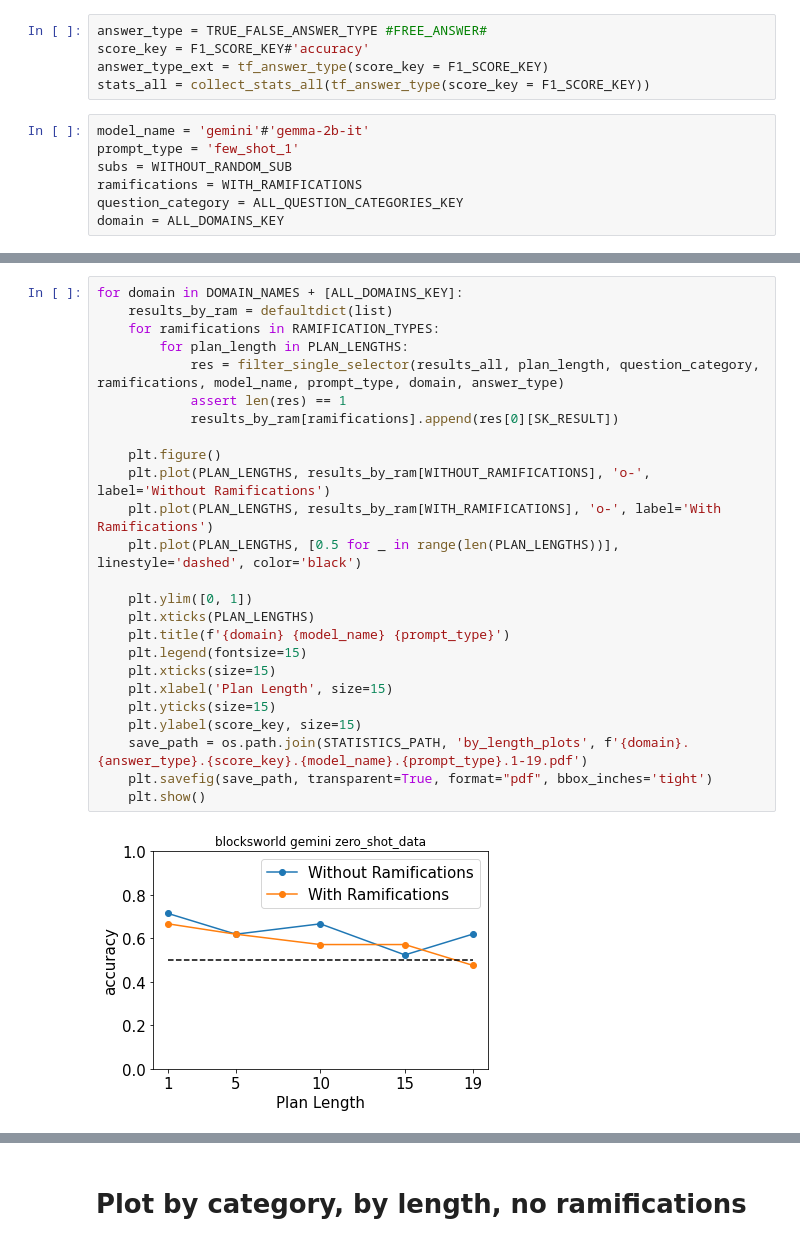
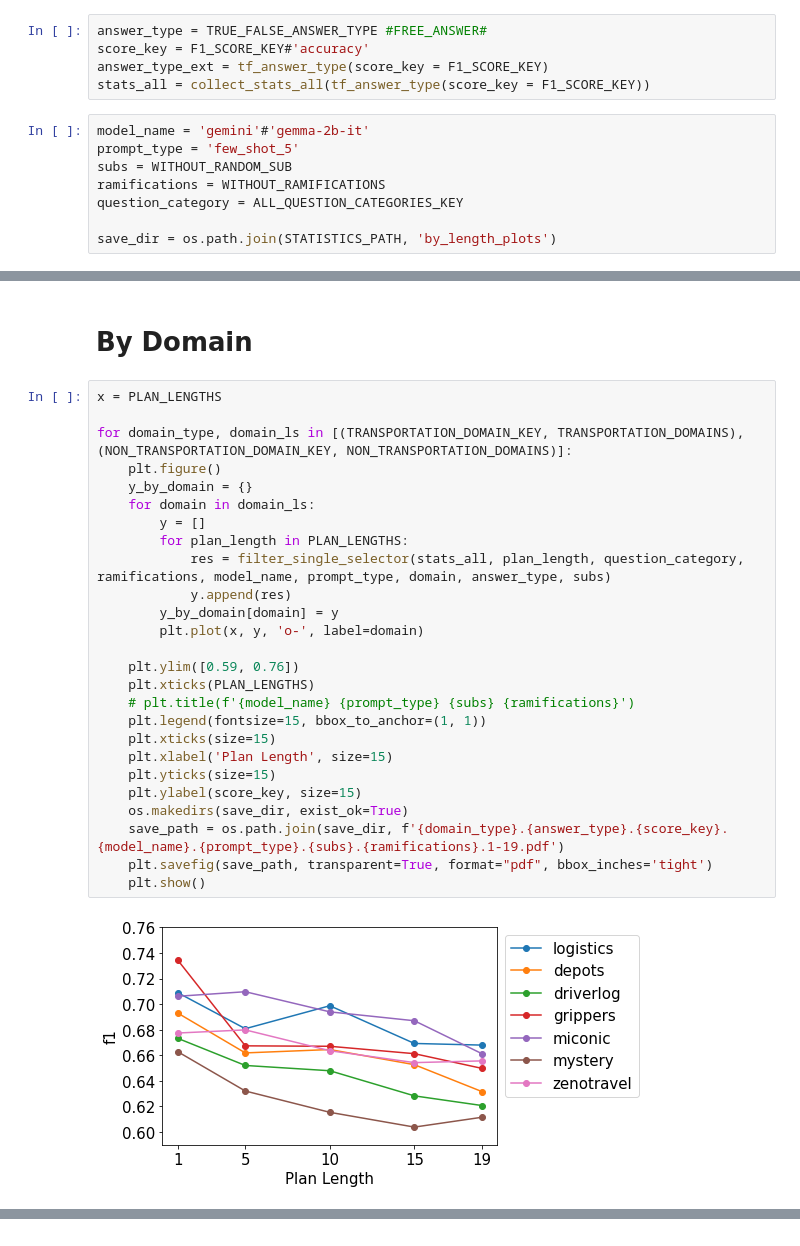
Before and after one commit to izuminka/reasoning_about_actions, a Jupyter notebook: src/analysis/plots/by_plan_length.ipynb, the cells around one changed output, grey strips where cells are left out. Cells and saved outputs as stored; diff of their text form.

```diff
--- a/src/analysis/plots/by_plan_length.ipynb
+++ b/src/analysis/plots/by_plan_length.ipynb
@@ -15,8 +16,9 @@ answer_type_ext = tf_answer_type(score_key = F1_SCORE_KEY)
 stats_all = collect_stats_all(tf_answer_type(score_key = F1_SCORE_KEY))
 # %%
 model_name = 'gemini'#'gemma-2b-it'
-prompt_type = 'few_shot_1'
+prompt_type = 'few_shot_5'
 subs = WITHOUT_RANDOM_SUB
-ramifications = WITH_RAMIFICATIONS
+ramifications = WITHOUT_RAMIFICATIONS
 question_category = ALL_QUESTION_CATEGORIES_KEY
-domain = ALL_DOMAINS_KEY
+
+save_dir = os.path.join(STATISTICS_PATH, 'by_length_plots')
@@ -49,27 +25,30 @@ FileNotFoundError: [Errno 2] No such file or directory: '/Users/paveldolin/dev/r
+# %% [markdown]
+# By Domain
 # %%
-for domain in DOMAIN_NAMES + [ALL_DOMAINS_KEY]:
-    results_by_ram = defaultdict(list)
-    for ramifications in RAMIFICATION_TYPES:
+x = PLAN_LENGTHS
+
+for domain_type, domain_ls in [(TRANSPORTATION_DOMAIN_KEY, TRANSPORTATION_DOMAINS), (NON_TRANSPORTATION_DOMAIN_KEY, NON_TRANSPORTATION_DOMAINS)]:
+    plt.figure()
+    y_by_domain = {}
+    for domain in domain_ls:
+        y = []
         for plan_length in PLAN_LENGTHS:
-            res = filter_single_selector(results_all, plan_length, question_category, ramifications, model_name, prompt_type, domain, answer_type)
-            assert len(res) == 1
-            results_by_ram[ramifications].append(res[0][SK_RESULT])
+            res = filter_single_selector(stats_all, plan_length, question_category, ramifications, model_name, prompt_type, domain, answer_type, subs)
+            y.append(res)
+        y_by_domain[domain] = y
+        plt.plot(x, y, 'o-', label=domain)
 
-    plt.figure()
-    plt.plot(PLAN_LENGTHS, results_by_ram[WITHOUT_RAMIFICATIONS], 'o-', label='Without Ramifications')
-    plt.plot(PLAN_LENGTHS, results_by_ram[WITH_RAMIFICATIONS], 'o-', label='With Ramifications')
-    plt.plot(PLAN_LENGTHS, [0.5 for _ in range(len(PLAN_LENGTHS))], linestyle='dashed', color='black')
-
-    plt.ylim([0, 1])
+    plt.ylim([0.59, 0.76])
     plt.xticks(PLAN_LENGTHS)
-    plt.title(f'{domain} {model_name} {prompt_type}')
-    plt.legend(fontsize=15)
+    # plt.title(f'{model_name} {prompt_type} {subs} {ramifications}')
+    plt.legend(fontsize=15, bbox_to_anchor=(1, 1))
     plt.xticks(size=15)
     plt.xlabel('Plan Length', size=15)
     plt.yticks(size=15)
     plt.ylabel(score_key, size=15)
-    save_path = os.path.join(STATISTICS_PATH, 'by_length_plots', f'{domain}.{answer_type}.{score_key}.{model_name}.{prompt_type}.1-19.pdf')
+    os.makedirs(save_dir, exist_ok=True)
+    save_path = os.path.join(save_dir, f'{domain_type}.{answer_type}.{score_key}.{model_name}.{prompt_type}.{subs}.{ramifications}.1-19.pdf')
     plt.savefig(save_path, transparent=True, format="pdf", bbox_inches='tight')
     plt.show()
 # %% [output]
-[figure, old version]
+[figure, new version]
@@ -89,2 +55,0 @@ for domain in DOMAIN_NAMES + [ALL_DOMAINS_KEY]:
-# %% [markdown]
-# Plot by category, by length, no ramifications
```
Also changed, not shown: parts of 13 cells of this notebook, 3 other files.
